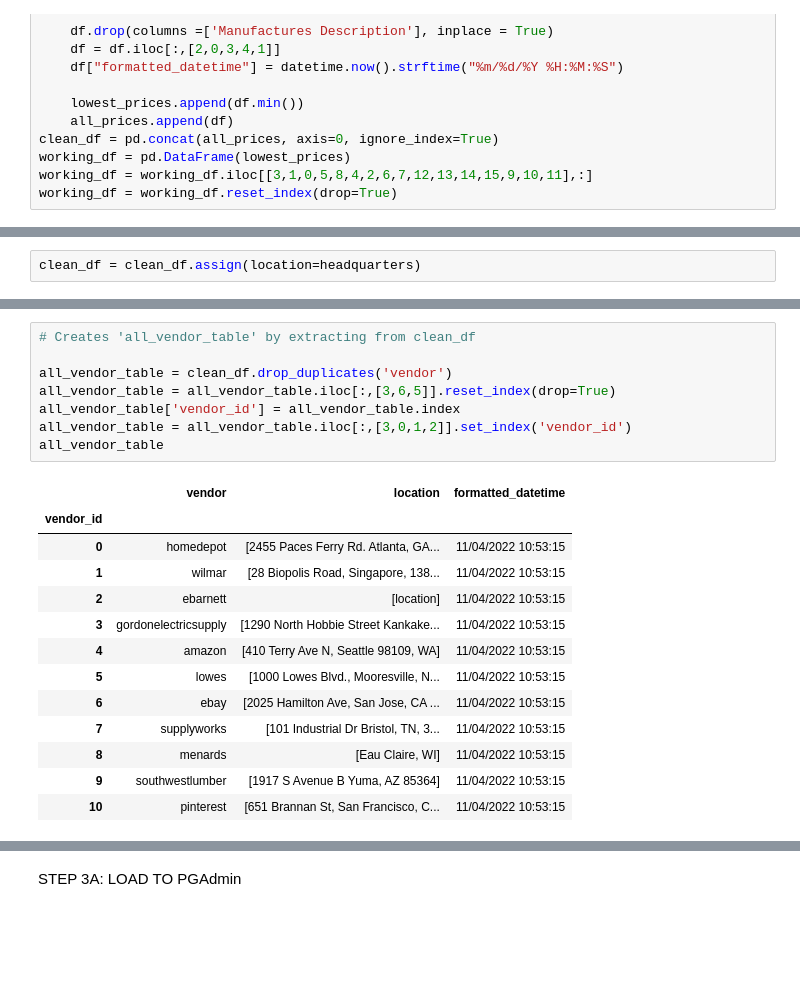
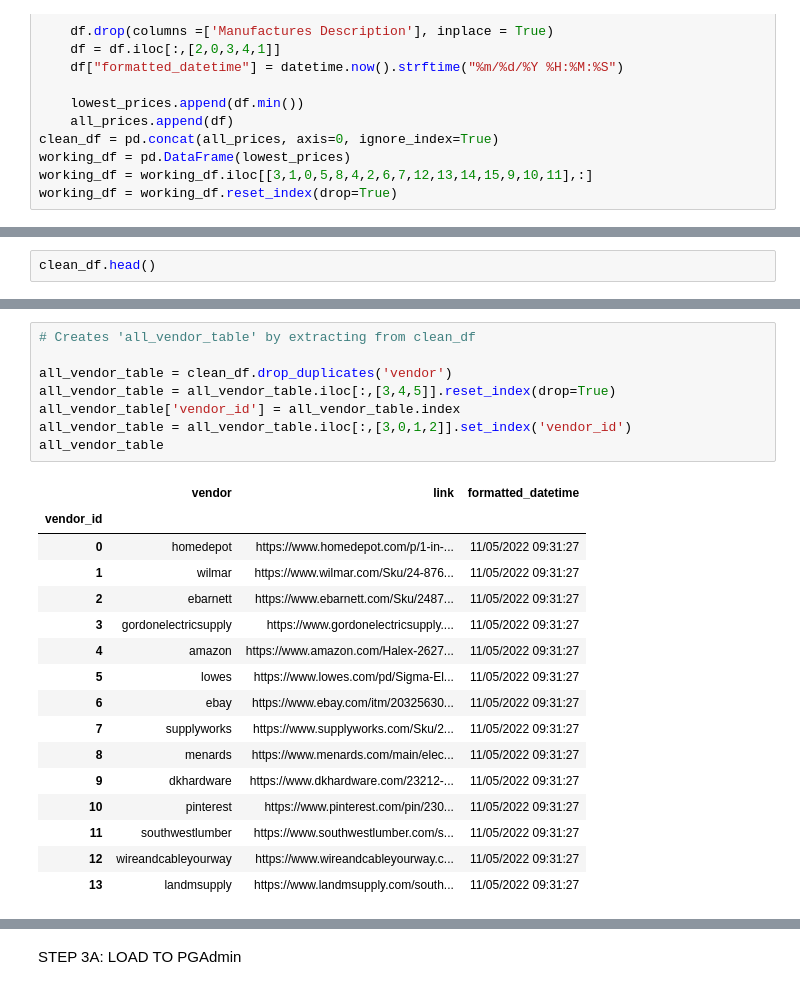
Before and after one commit to thegreatkeej/Estimator_Project, a Jupyter notebook: Resources/PGAdmin_Estimator.ipynb, the cells around one changed output, grey strips where cells are left out. Cells and saved outputs as stored; diff of their text form; blank space fills up the shorter version.

```diff
--- a/Resources/PGAdmin_Estimator.ipynb
+++ b/Resources/PGAdmin_Estimator.ipynb
@@ -216,2 +180,2 @@ https://serpapi.com/search
 # %%
-clean_df = clean_df.assign(location=headquarters)
+clean_df.head()
@@ -218,25 +198,28 @@ clean_df = clean_df.assign(location=headquarters)
 # %%
 # Creates 'all_vendor_table' by extracting from clean_df
 
 all_vendor_table = clean_df.drop_duplicates('vendor')
-all_vendor_table = all_vendor_table.iloc[:,[3,6,5]].reset_index(drop=True)
+all_vendor_table = all_vendor_table.iloc[:,[3,4,5]].reset_index(drop=True)
 all_vendor_table['vendor_id'] = all_vendor_table.index
 all_vendor_table = all_vendor_table.iloc[:,[3,0,1,2]].set_index('vendor_id')
 all_vendor_table
 # %% [output]
-|  | vendor | location | formatted_datetime |
+|  | vendor | link | formatted_datetime |
 | vendor_id |  |  |  |
-| 0 | homedepot | [2455 Paces Ferry Rd. Atlanta, GA... | 11/04/2022 10:53:15 |
-| 1 | wilmar | [28 Biopolis Road, Singapore, 138... | 11/04/2022 10:53:15 |
-| 2 | ebarnett | [location] | 11/04/2022 10:53:15 |
-| 3 | gordonelectricsupply | [1290 North Hobbie Street Kankake... | 11/04/2022 10:53:15 |
-| 4 | amazon | [410 Terry Ave N, Seattle 98109, WA] | 11/04/2022 10:53:15 |
-| 5 | lowes | [1000 Lowes Blvd., Mooresville, N... | 11/04/2022 10:53:15 |
-| 6 | ebay | [2025 Hamilton Ave, San Jose, CA ... | 11/04/2022 10:53:15 |
-| 7 | supplyworks | [101 Industrial Dr Bristol, TN, 3... | 11/04/2022 10:53:15 |
-| 8 | menards | [Eau Claire, WI] | 11/04/2022 10:53:15 |
-| 9 | southwestlumber | [1917 S Avenue B Yuma, AZ 85364] | 11/04/2022 10:53:15 |
-| 10 | pinterest | [651 Brannan St, San Francisco, C... | 11/04/2022 10:53:15 |
+| 0 | homedepot | https://www.homedepot.com/p/1-in-... | 11/05/2022 09:31:27 |
+| 1 | wilmar | https://www.wilmar.com/Sku/24-876... | 11/05/2022 09:31:27 |
+| 2 | ebarnett | https://www.ebarnett.com/Sku/2487... | 11/05/2022 09:31:27 |
+| 3 | gordonelectricsupply | https://www.gordonelectricsupply.... | 11/05/2022 09:31:27 |
+| 4 | amazon | https://www.amazon.com/Halex-2627... | 11/05/2022 09:31:27 |
+| 5 | lowes | https://www.lowes.com/pd/Sigma-El... | 11/05/2022 09:31:27 |
+| 6 | ebay | https://www.ebay.com/itm/20325630... | 11/05/2022 09:31:27 |
+| 7 | supplyworks | https://www.supplyworks.com/Sku/2... | 11/05/2022 09:31:27 |
+| 8 | menards | https://www.menards.com/main/elec... | 11/05/2022 09:31:27 |
+| 9 | dkhardware | https://www.dkhardware.com/23212-... | 11/05/2022 09:31:27 |
+| 10 | pinterest | https://www.pinterest.com/pin/230... | 11/05/2022 09:31:27 |
+| 11 | southwestlumber | https://www.southwestlumber.com/s... | 11/05/2022 09:31:27 |
+| 12 | wireandcableyourway | https://www.wireandcableyourway.c... | 11/05/2022 09:31:27 |
+| 13 | landmsupply | https://www.landmsupply.com/south... | 11/05/2022 09:31:27 |
 # %%
 # Creates 'all_price_table' by extracting from clean_df
 
```
Also changed, not shown: parts of 10 cells of this notebook, 10 other files.
